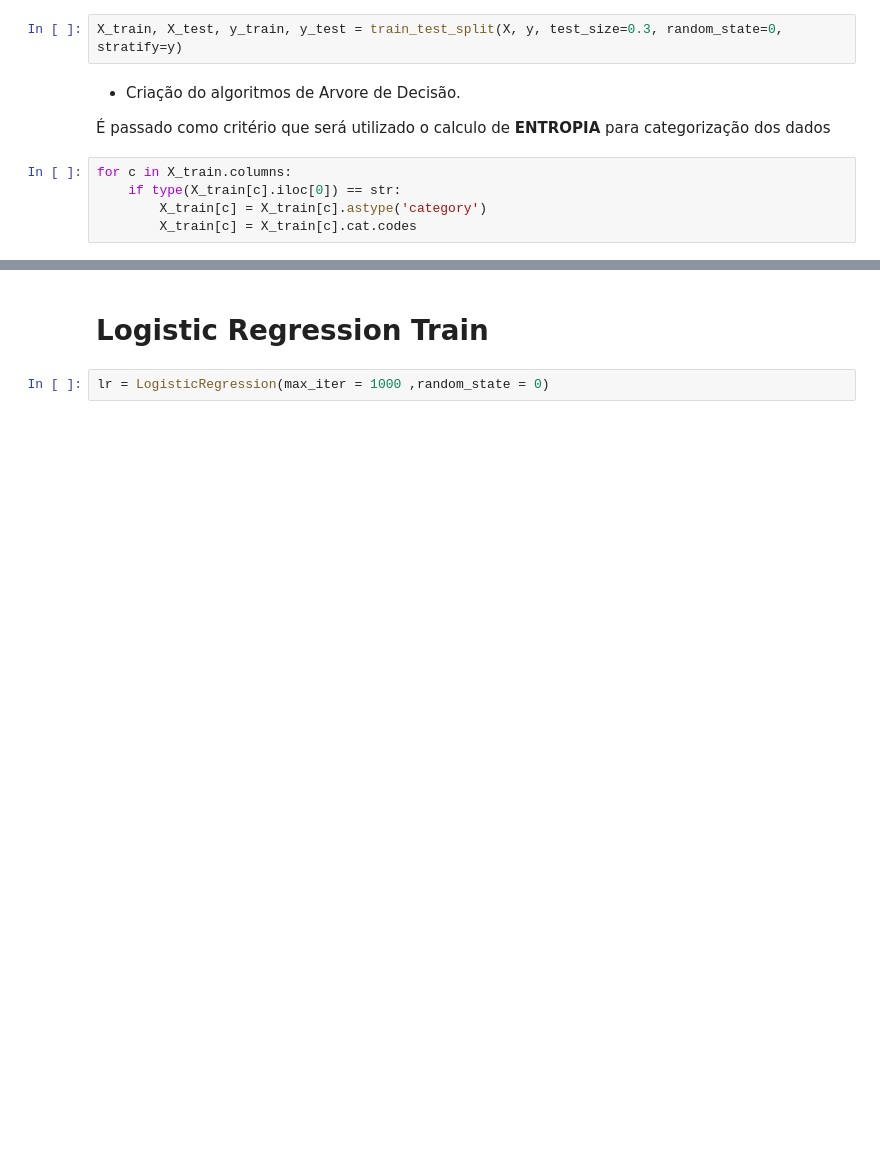
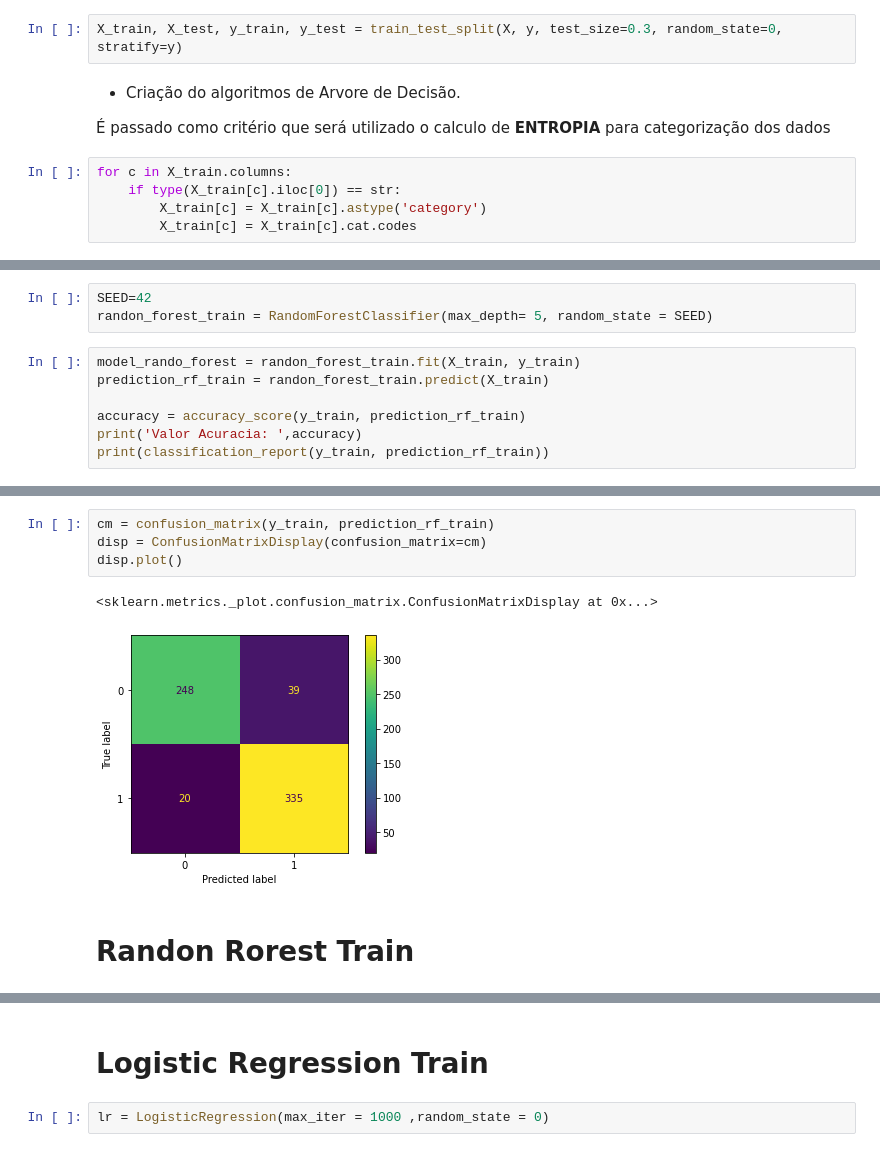
Before and after one commit to patrickpiccini/heart-failure-prediction, a Jupyter notebook: heart_failure_prediction.ipynb, the cells around one changed output, grey strips where cells are left out. Drawn from its saved outputs; the diff is of its cells as text; blank space fills up the shorter version.

Commit message:
ajustes em variaveis, randon forest

```diff
--- a/heart_failure_prediction.ipynb
+++ b/heart_failure_prediction.ipynb
@@ -276,0 +295,10 @@ weighted avg       0.88      0.88      0.88       642
+# %%
+SEED=42
+randon_forest_train = RandomForestClassifier(max_depth= 5, random_state = SEED)
+# %%
+model_rando_forest = randon_forest_train.fit(X_train, y_train)
+prediction_rf_train = randon_forest_train.predict(X_train)
+
+accuracy = accuracy_score(y_train, prediction_rf_train)
+print('Valor Acuracia: ',accuracy)
+print(classification_report(y_train, prediction_rf_train))
@@ -276,0 +315,9 @@ weighted avg       0.88      0.88      0.88       642
+# %%
+cm = confusion_matrix(y_train, prediction_rf_train)
+disp = ConfusionMatrixDisplay(confusion_matrix=cm)
+disp.plot()
+# %% [output]
+<sklearn.metrics._plot.confusion_matrix.ConfusionMatrixDisplay at 0x...>
+[figure, added]
+# %% [markdown]
+# Randon Rorest Train
```
Also changed, not shown: parts of 31 cells of this notebook.
